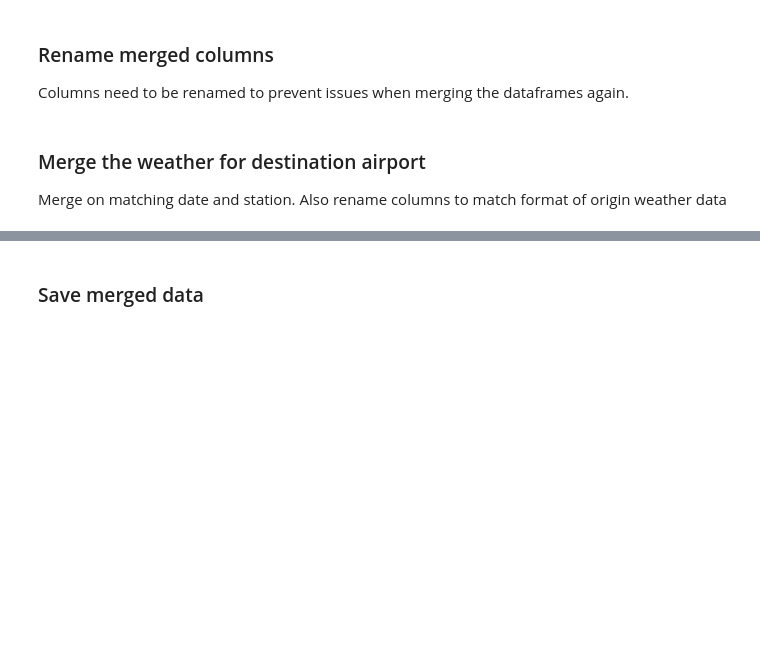
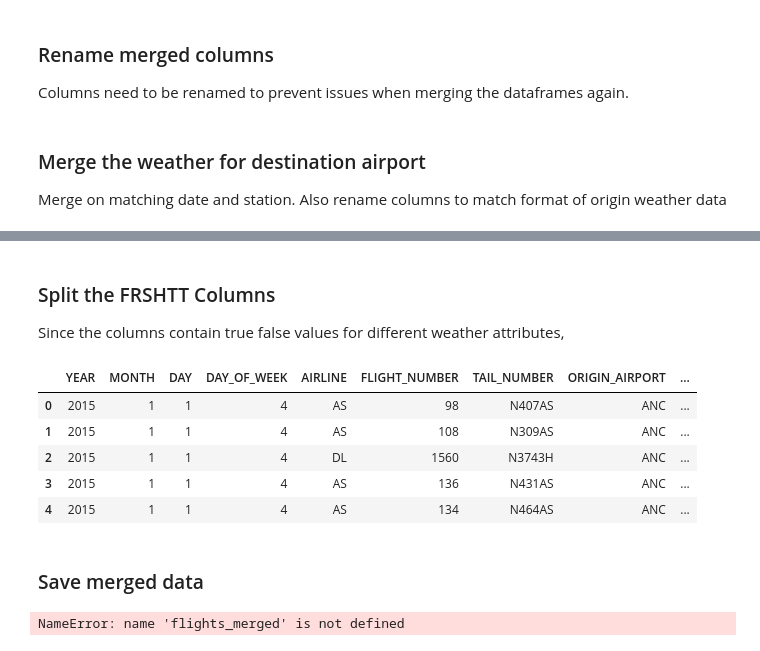
Before and after one commit to UNCG-CSE/Volag, a Jupyter notebook: src/data_munging.ipynb, the cells around one changed output, grey strips where cells are left out. Drawn from its saved outputs; the diff is of its cells as text; code cells hidden in the pictures; blank space fills up the shorter version.

```diff
--- a/src/data_munging.ipynb
+++ b/src/data_munging.ipynb
@@ -337,3 +308,27 @@ flights_merged_df.head()
+# %% [markdown]
+### Split the FRSHTT Columns
+Since the columns contain true false values for different weather attributes,
+# %%
+flights_merged_df['OR_FOG'] = flights_merged_df['OR_FRSHTT'].str[0] == '1'
+flights_merged_df['OR_RAIN_DRIZZLE'] = flights_merged_df['OR_FRSHTT'].str[1] == '1'
+flights_merged_df['OR_SNOW_ICE_PELLETS'] = flights_merged_df['OR_FRSHTT'].str[2] == '1'
+flights_merged_df['OR_HAIL'] = flights_merged_df['OR_FRSHTT'].str[3] == '1'
+flights_merged_df['OR_THUNDER'] = flights_merged_df['OR_FRSHTT'].str[4] == '1'
+flights_merged_df['OR_TORNADO_FUNNEL_CLOUD'] = flights_merged_df['OR_FRSHTT'].str[5] == '1'
+flights_merged_df['DES_FOG'] = flights_merged_df['DES_FRSHTT'].str[0] == '1'
+flights_merged_df['DES_RAIN_DRIZZLE'] = flights_merged_df['DES_FRSHTT'].str[1] == '1'
+flights_merged_df['DES_SNOW_ICE_PELLETS'] = flights_merged_df['DES_FRSHTT'].str[2] == '1'
+flights_merged_df['DES_HAIL'] = flights_merged_df['DES_FRSHTT'].str[3] == '1'
+flights_merged_df['DES_THUNDER'] = flights_merged_df['DES_FRSHTT'].str[4] == '1'
+flights_merged_df['DES_TORNADO_FUNNEL_CLOUD'] = flights_merged_df['DES_FRSHTT'].str[5] == '1'
+flights_merged_df.head()
+# %% [output]
+|  | YEAR | MONTH | DAY | DAY_OF_WEEK | AIRLINE | FLIGHT_NUMBER | TAIL_NUMBER | ORIGIN_AIRPORT | ... |
+| 0 | 2015 | 1 | 1 | 4 | AS | 98 | N407AS | ANC | ... |
+| 1 | 2015 | 1 | 1 | 4 | AS | 108 | N309AS | ANC | ... |
+| 2 | 2015 | 1 | 1 | 4 | DL | 1560 | N3743H | ANC | ... |
+| 3 | 2015 | 1 | 1 | 4 | AS | 136 | N431AS | ANC | ... |
+| 4 | 2015 | 1 | 1 | 4 | AS | 134 | N464AS | ANC | ... |
 # %% [markdown]
 ### Save merged data
 # %%
@@ -340,0 +336,21 @@ flights_merged_df.to_csv(flights_weather_path)
+# %%
+dtypes = {
+    'ORIGIN_AIRPORT': 'str',
+    'DESTINATION_AIRPORT': 'str',
+    'IATA_CODE_x': 'str',
+    'origin_weather_station': 'str',
+    'IATA_CODE_y': 'str',
+    'destination_weather_station': 'str',
+    'OR_MAX': 'str',
+    'OR_MIN': 'str',
+    'OR_PRCP': 'str',
+    'DES_MAX': 'str',
+    'DES_MIN': 'str',
+    'DES_PRCP': 'str',
+    'OR_FRSHTT': 'str',
+    'DES_FRSHTT': 'str'
+}
+flights_merged_df= pd.read_csv('../data/flight_delays_2015/flights_weather.csv', dtype=dtypes, parse_dates=['DATE'])
+flights_merged.head()
+# %% [output]
+NameError: name 'flights_merged' is not defined
```
Also changed, not shown: parts of 9 cells of this notebook.
